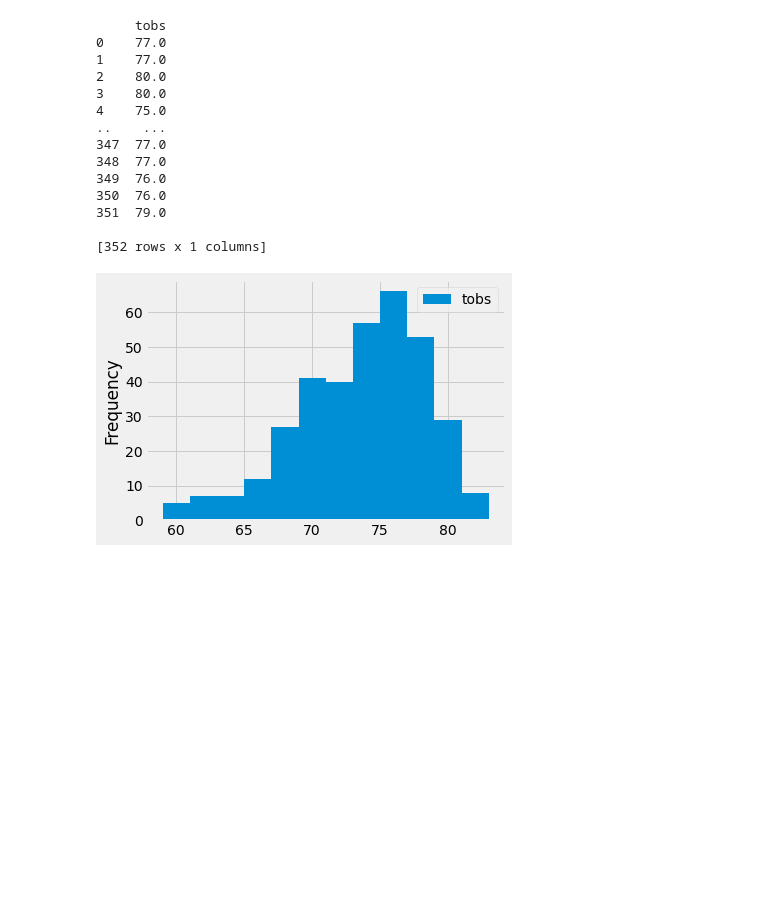
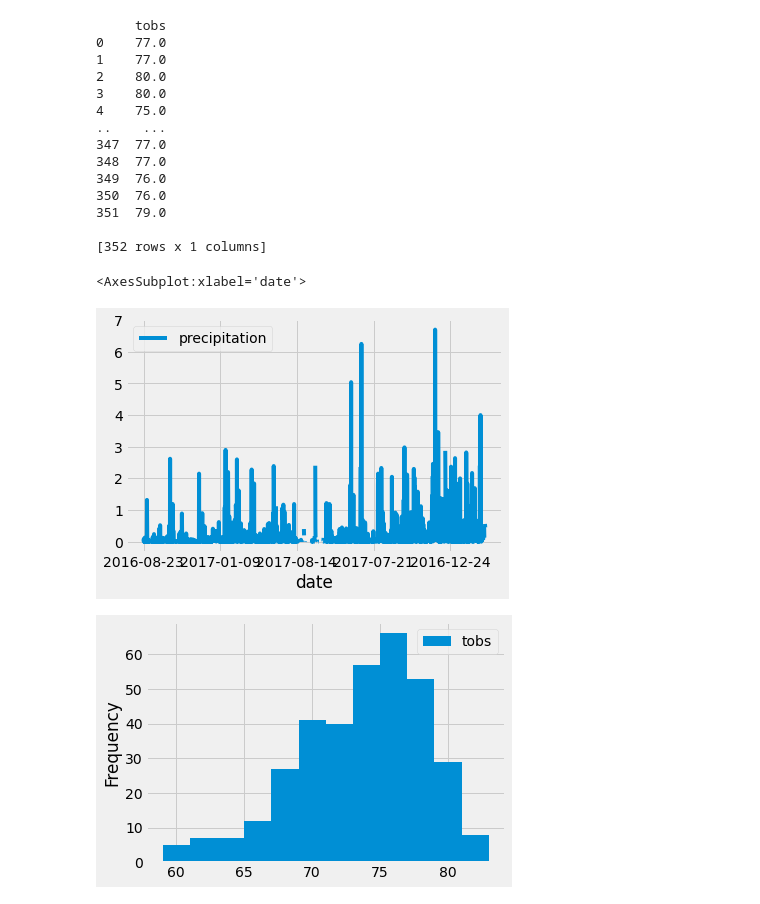
Before and after one commit to ChuySalasP/surfs_up, a Jupyter notebook: climate_analysis.ipynb, the cells around one changed output. Drawn from its saved outputs; the diff is of its cells as text; code cells hidden in the pictures; blank space fills up the shorter version.

```diff
--- a/climate_analysis.ipynb
+++ b/climate_analysis.ipynb
@@ -157,6 +148,11 @@ print(df)
 351  79.0
 
 [352 rows x 1 columns]
+# %%
+df.plot()
+# %% [output]
+<AxesSubplot:xlabel='date'>
+[figure, added]
 # %%
 df.plot.hist(bins=12)
 plt.tight_layout()
```
Also changed, not shown: parts of 9 cells of this notebook.
